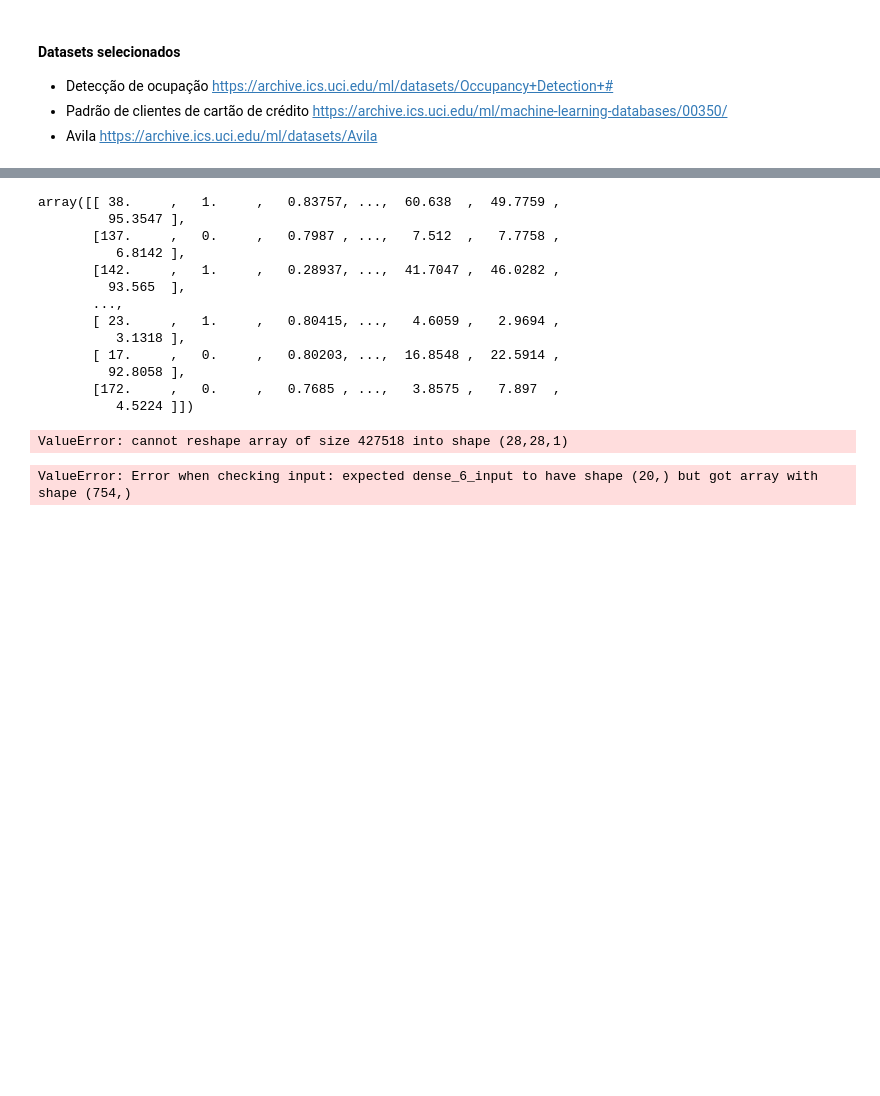
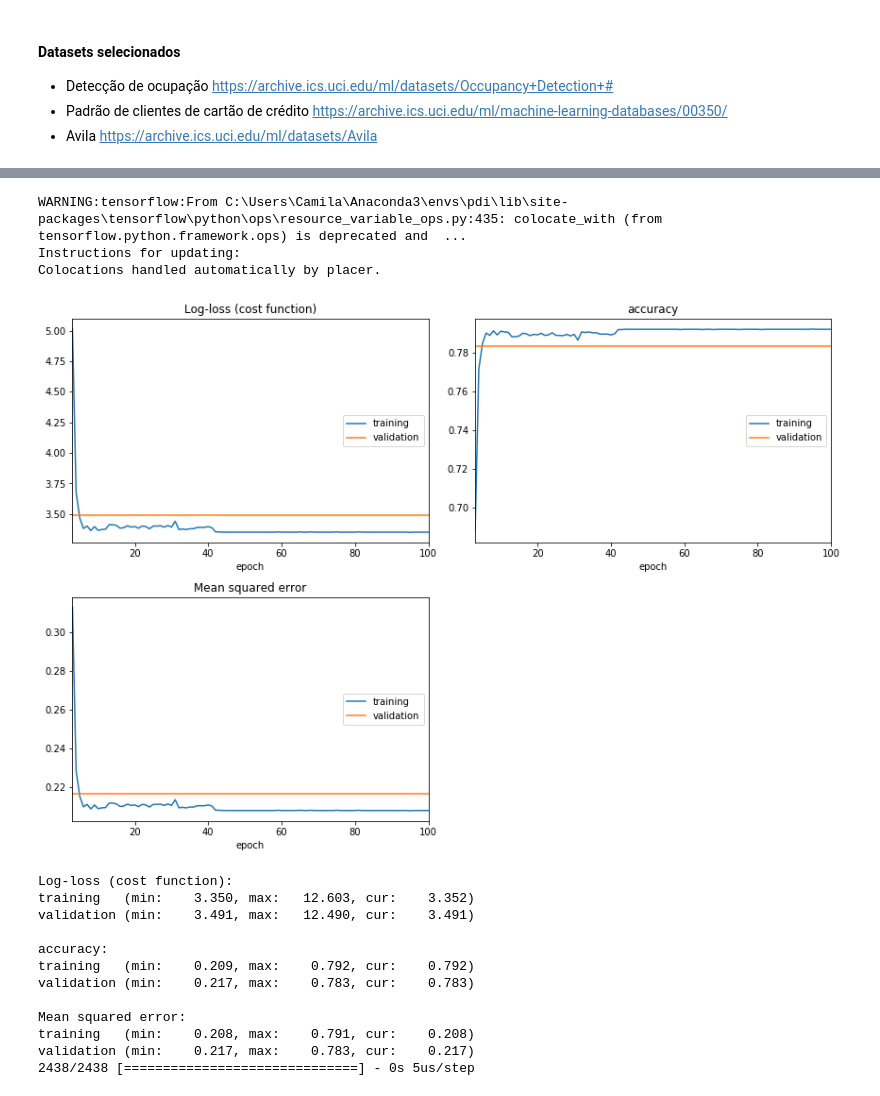
Before and after one commit to Pssales/CAP-351-Neurocomputacao, a Jupyter notebook: mlp/Atividade 1.ipynb, the cells around one changed output, grey strips where cells are left out. Cells and saved outputs as stored; diff of their text form; code cells hidden in the pictures; blank space fills up the shorter version.

```diff
--- a/mlp/Atividade 1.ipynb
+++ b/mlp/Atividade 1.ipynb
@@ -104,47 +88,58 @@ y_test = y_test.to_numpy()
-# %%
-X_train
-# %% [output]
-array([[ 38.     ,   1.     ,   0.83757, ...,  60.638  ,  49.7759 ,
-         95.3547 ],
-       [137.     ,   0.     ,   0.7987 , ...,   7.512  ,   7.7758 ,
-          6.8142 ],
-       [142.     ,   1.     ,   0.28937, ...,  41.7047 ,  46.0282 ,
-         93.565  ],
-       ...,
-       [ 23.     ,   1.     ,   0.80415, ...,   4.6059 ,   2.9694 ,
-          3.1318 ],
-       [ 17.     ,   0.     ,   0.80203, ...,  16.8548 ,  22.5914 ,
-         92.8058 ],
-       [172.     ,   0.     ,   0.7685 , ...,   3.8575 ,   7.897  ,
-          4.5224 ]])
-# %%
-# data preprocessing
-Y_train = to_categorical(y_train)
-Y_test = to_categorical(y_test)
-X_train = X_train.reshape(-1, 28, 28, 1).astype('float32') / 255.
-X_test = X_test.reshape(-1, 28, 28, 1).astype('float32') / 255.
-# %% [output]
-ValueError: cannot reshape array of size 427518 into shape (28,28,1)
+# %%
+teste = np.zeros((len(y_test), 1))
+i=0
+for lista in teste:
+    lista[0] = y_test[i]
+    i = i+1
+y_test = teste
+y_test.shape
+
+teste = np.zeros((len(y_train), 1))
+i=0
+for lista in teste:
+    lista[0] = y_train[i]
+    i = i+1
+y_train = teste
 # %%
 plot_losses = PlotLossesCallback()
 # %%
 model = Sequential()
-model.add(Dense(64, input_dim=20, activation='relu'))
+
+model.add(Dense(64, input_dim=5, activation='relu'))
 model.add(Dropout(0.5))
 model.add(Dense(64, activation='relu'))
 model.add(Dropout(0.5))
 model.add(Dense(1, activation='sigmoid'))
 
-model.compile(optimizer='rmsprop',
-              loss='binary_crossentropy',  # 'mean_squared_error'
-              metrics=['accuracy', 'mean_squared_error'])
+sgd = SGD(momentum=0.9, nesterov=True)
+
+
+model.compile(loss='binary_crossentropy',
+              optimizer=sgd,
+              metrics=['accuracy','mean_squared_error'
+])
+# %% [output]
+WARNING:tensorflow:From C:\Users\Camila\Anaconda3\envs\pdi\lib\site-packages\tensorflow\python\ops\resource_variable_ops.py:435: colocate_with (from tensorflow.python.framework.ops) is deprecated and  ...
+Instructions for updating:
+Colocations handled automatically by placer.
-# %%
-plot_losses = PlotLossesCallback()
 # %%
-model.fit(X_train, Y_train,
-          epochs=10,
-          validation_data=(X_test, Y_test),
+history = model.fit(X_train, y_train,
+          epochs=100,
+          validation_data=(X_test, y_test),
           callbacks=[plot_losses],
           verbose=0)
+score = model.evaluate(X_test, y_test, batch_size=128)
 # %% [output]
+[figure, added]
-ValueError: Error when checking input: expected dense_6_input to have shape (20,) but got array with shape (754,)
+Log-loss (cost function):
+training   (min:    3.350, max:   12.603, cur:    3.352)
+validation (min:    3.491, max:   12.490, cur:    3.491)
+
+accuracy:
+training   (min:    0.209, max:    0.792, cur:    0.792)
+validation (min:    0.217, max:    0.783, cur:    0.783)
+
+Mean squared error:
+training   (min:    0.208, max:    0.791, cur:    0.208)
+validation (min:    0.217, max:    0.783, cur:    0.217)
+2438/2438 [==============================] - 0s 5us/step
```
Also changed, not shown: parts of 8 cells of this notebook, 9 other files.
